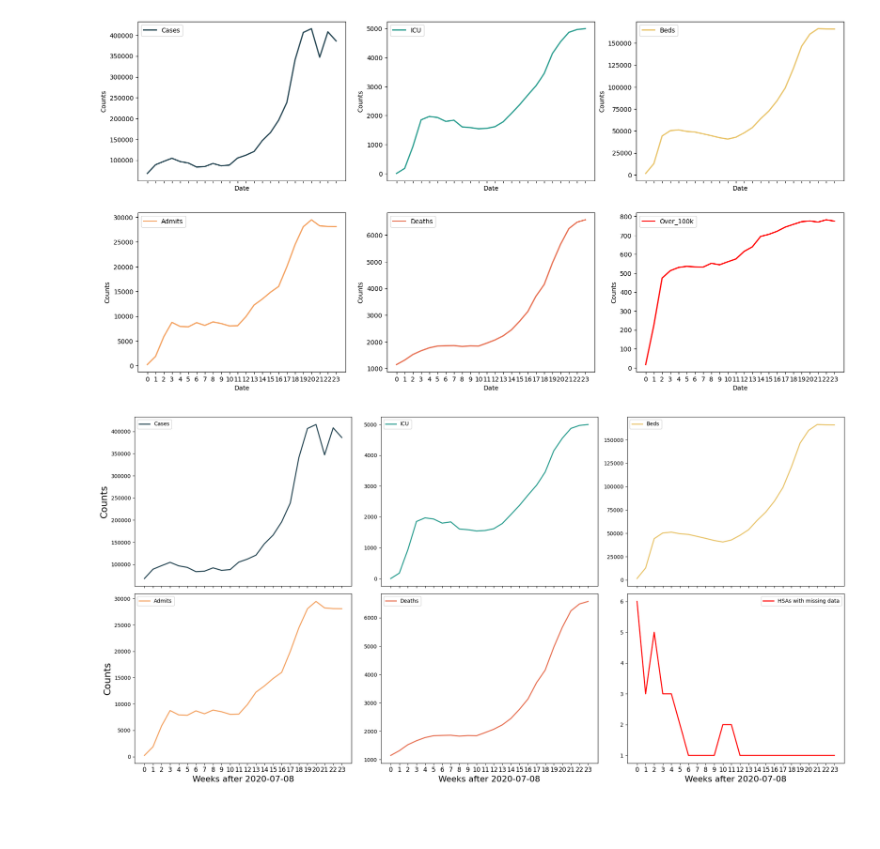
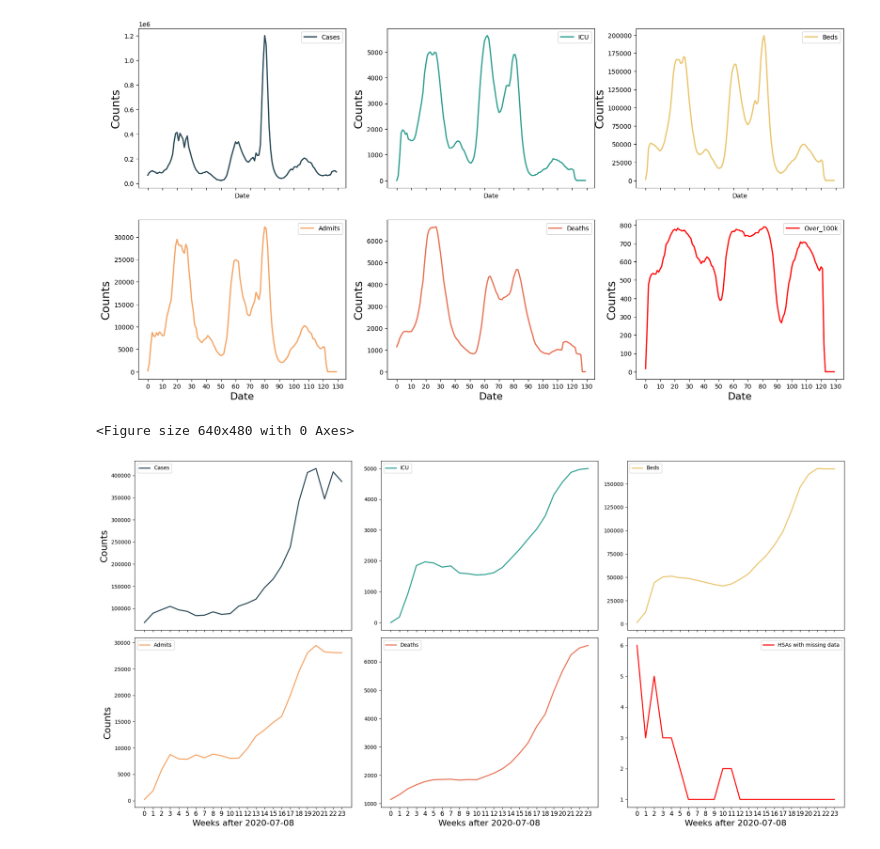
Before and after one commit to RachelMurray-Watson/COVID_forecasting, a Jupyter notebook: Plots_of_data.ipynb, the cells around one changed output. Drawn from its saved outputs; the diff is of its cells as text; code cells hidden in the pictures; blank space fills up the shorter version.

Commit message:
Extended analysis to all 130 weeks

```diff
--- a/Plots_of_data.ipynb
+++ b/Plots_of_data.ipynb
@@ -14,7 +14,7 @@ from sklearn.metrics import f1_score, matthews_corrcoef, roc_auc_score
 from sklearn.tree import DecisionTreeClassifier
 oversample = RandomOverSampler(sampling_strategy = 0.5,random_state=10) #need for neural network and random forest
 # %%
-data_by_HSA = pd.read_csv('/Users/rem76/Documents/COVID_projections/hsa_time_data.csv')
+data_by_HSA = pd.read_csv('/Users/rem76/Documents/COVID_projections/hsa_time_data_all_dates.csv')
 data_by_HSA['health_service_area_number']
 data_by_HSA['health_service_area']
 data_by_HSA['HSA_ID'] = data_by_HSA['health_service_area_number'].astype(str) + '' + data_by_HSA['health_service_area'].apply(lambda x: x.split()[0])
@@ -56,30 +22,44 @@ Name: date, Length: 19291, dtype: object
 # %%
 fig, axs = plt.subplots(2,3, figsize=(20, 10), facecolor='w', edgecolor='k', sharex='all')
+axs = axs.ravel()
 
+axs[0].set_ylabel("Counts", fontsize = 18)
+axs[3].set_ylabel("Counts", fontsize = 18)
+axs[1].set_ylabel("", fontsize = 18)
+axs[2].set_ylabel("", fontsize = 18)
+axs[4].set_ylabel("", fontsize = 18)
+axs[5].set_ylabel("", fontsize = 18)
+
+axs[3].set_xlabel("Weeks after 2020-07-08", fontsize = 16)
+axs[4].set_xlabel("Weeks after 2020-07-08", fontsize = 16)
+axs[5].set_xlabel("Weeks after 2020-07-08", fontsize = 16)
 columns_to_plot = ['cases_weekly', 'icu_weekly', 'beds_weekly', 'admits_weekly', 'deaths_weekly', 'beds_over_15_100k']
 labels = ['Cases', 'ICU', 'Beds', 'Admits', 'Deaths', 'Over_100k']
 colours =['#264653', '#2a9d8f', '#e9c46a', '#f4a261', '#e76f51', 'red']
 weekly_groups = data_by_HSA.groupby('date')
 i = 0
-axs = axs.ravel()
 
 for column in columns_to_plot:
         if column == 'beds_over_15k':
                 axs[i].plot(weekly_groups['date'].first(), weekly_groups.isnull().sum(axis=1), label = labels[i], color = colours[i], linewidth = 2)
         else:
                 axs[i].plot(weekly_groups['date'].first(), weekly_groups[column].sum(), label = labels[i], color = colours[i], linewidth = 2)
                 axs[i].legend()
                 axs[i].set_xlabel('Date')
                 axs[i].set_ylabel('Counts')
-                axs[i].set_xticklabels(labels =range(len(data_by_HSA['date'].unique())), rotation = 0, fontsize=10)
+                axs[i].set_xticklabels(labels =np.array(range(0, 131, 10)), rotation = 0, fontsize=10)
+                axs[i].set_xticks(ticks =  np.array(range(0, 131, 10)), labels = np.array(range(0, 131, 10)), rotation = 0, fontsize=10)
 
 
 
         i += 1
 
 plt.show()
+
+plt.savefig('Graphs/Time_trends_July_2020_November_2022.png', dpi = 300)
 # %% [output]
-[figure, old version]
+[figure, new version]
+<Figure size 640x480 with 0 Axes>
 # %%
 fig, axs = plt.subplots(2, 3, figsize=(20, 10), facecolor='w', edgecolor='k', sharex='all')
 axs = axs.ravel()
```
Also changed, not shown: parts of 2 cells of this notebook, 5 other files.
